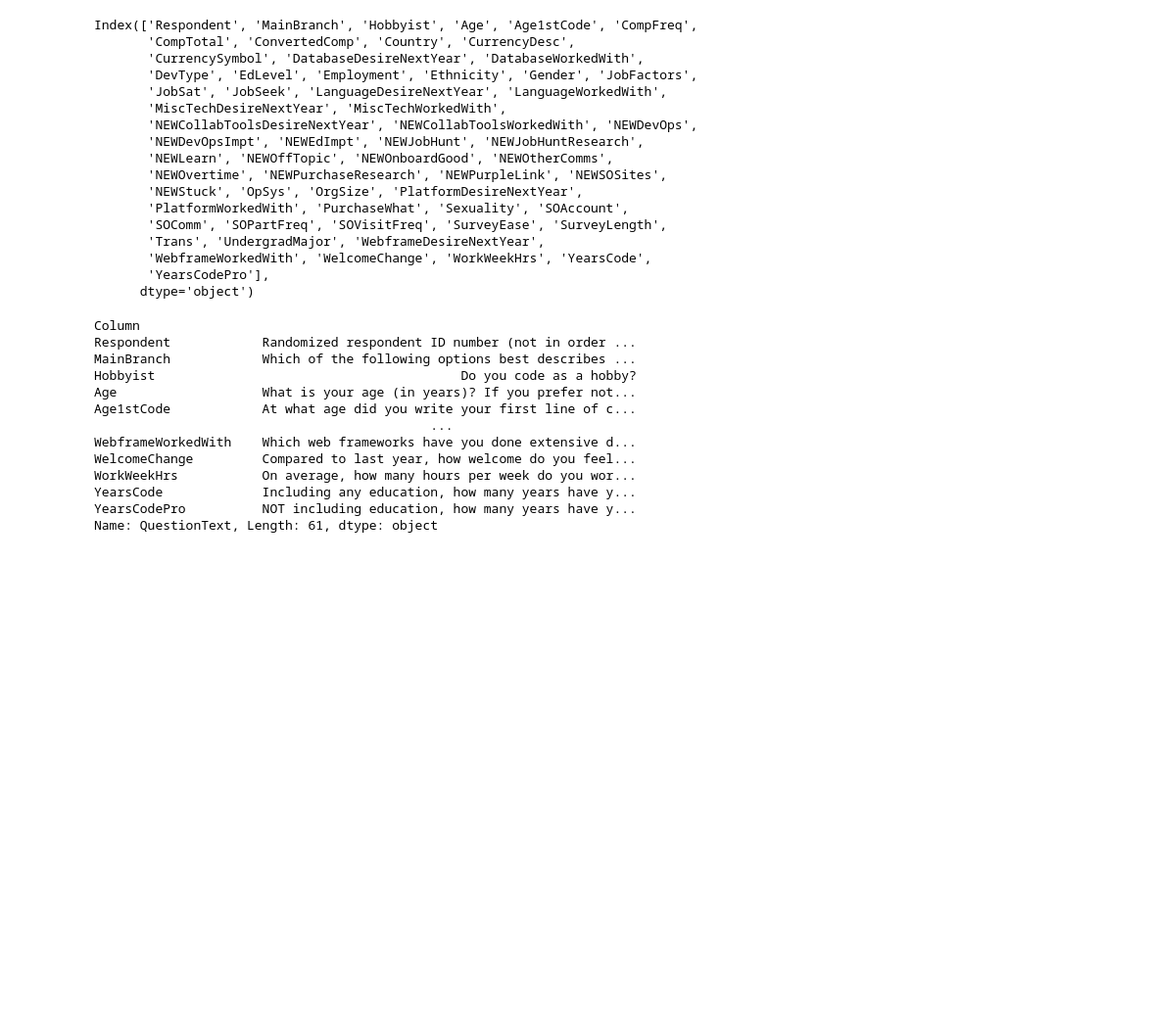
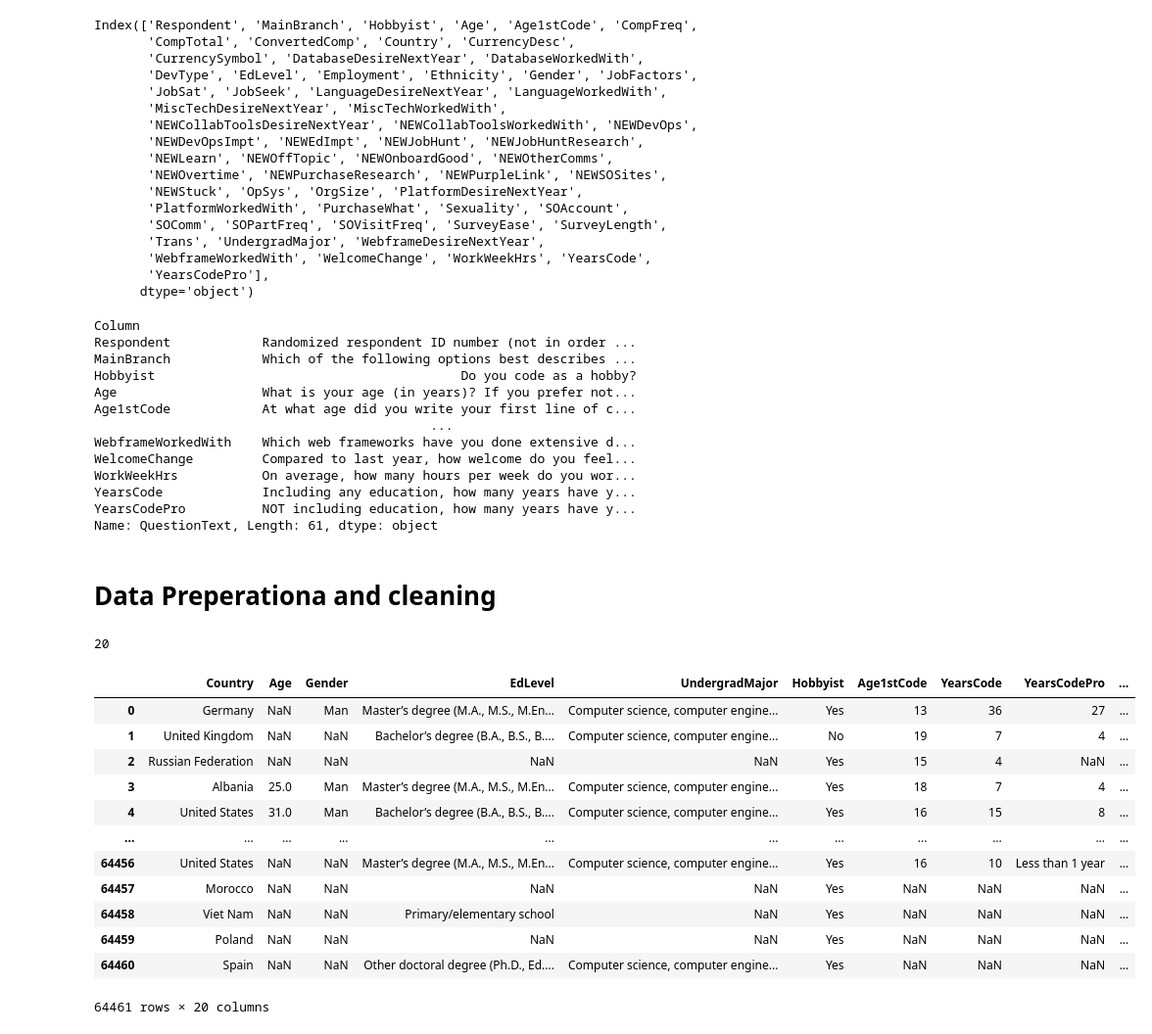
Before and after one commit to Montycodework/Data-analysis-stackoverflow-, a Jupyter notebook: Project_1_stackoverflow.ipynb, the cells around one changed output. Shown at 98% size. Saved outputs shown, nothing was run; the diff lists cells and outputs as text; code cells hidden in the pictures; blank space fills up the shorter version.

Commit message:
Data preperation and cleaning

```diff
--- a/Project_1_stackoverflow.ipynb
+++ b/Project_1_stackoverflow.ipynb
@@ -55,3 +55,53 @@ WorkWeekHrs           On average, how many hours per week do you wor...
 YearsCode             Including any education, how many years have y...
 YearsCodePro          NOT including education, how many years have y...
 Name: QuestionText, Length: 61, dtype: object
+# %% [markdown]
+# Data Preperationa and cleaning
+# %%
+selected_columns = [
+    #demographics
+    'Country',
+    'Age',
+    'Gender',
+    'EdLevel',
+    'UndergradMajor',
+    #Programming experience
+    'Hobbyist',
+    'Age1stCode',
+    'YearsCode',
+    'YearsCodePro',
+    'LanguageWorkedWith',
+    'LanguageDesireNextYear',
+    'NEWLearn',
+    'NEWStuck',
+    #Employment
+    'Employment',
+    "DevType",
+    'WorkWeekHrs',
+    'JobSat',
+    'JobFactors',
+    'NEWOvertime',
+    'NEWEdImpt'
+]
+# %%
+len(selected_columns)
+# %% [output]
+20
+# %%
+survey_df = survey_raw_data[selected_columns].copy()
+# %%
+survey_df
+# %% [output]
+|  | Country | Age | Gender | EdLevel | UndergradMajor | Hobbyist | Age1stCode | YearsCode | YearsCodePro | ... |
+| 0 | Germany | NaN | Man | Master’s degree (M.A., M.S., M.En... | Computer science, computer engine... | Yes | 13 | 36 | 27 | ... |
+| 1 | United Kingdom | NaN | NaN | Bachelor’s degree (B.A., B.S., B.... | Computer science, computer engine... | No | 19 | 7 | 4 | ... |
+| 2 | Russian Federation | NaN | NaN | NaN | NaN | Yes | 15 | 4 | NaN | ... |
+| 3 | Albania | 25.0 | Man | Master’s degree (M.A., M.S., M.En... | Computer science, computer engine... | Yes | 18 | 7 | 4 | ... |
+| 4 | United States | 31.0 | Man | Bachelor’s degree (B.A., B.S., B.... | Computer science, computer engine... | Yes | 16 | 15 | 8 | ... |
+| ... | ... | ... | ... | ... | ... | ... | ... | ... | ... | ... |
+| 64456 | United States | NaN | NaN | Master’s degree (M.A., M.S., M.En... | Computer science, computer engine... | Yes | 16 | 10 | Less than 1 year | ... |
+| 64457 | Morocco | NaN | NaN | NaN | NaN | Yes | NaN | NaN | NaN | ... |
+| 64458 | Viet Nam | NaN | NaN | Primary/elementary school | NaN | Yes | NaN | NaN | NaN | ... |
+| 64459 | Poland | NaN | NaN | NaN | NaN | Yes | NaN | NaN | NaN | ... |
+| 64460 | Spain | NaN | NaN | Other doctoral degree (Ph.D., Ed.... | Computer science, computer engine... | Yes | NaN | NaN | NaN | ... |
+64461 rows × 20 columns
```
Also changed, not shown: parts of 15 cells of this notebook.
